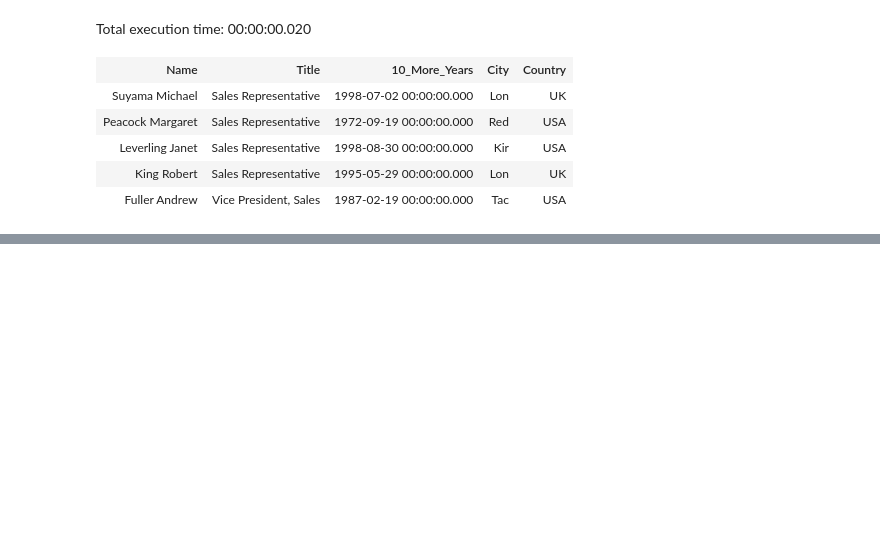
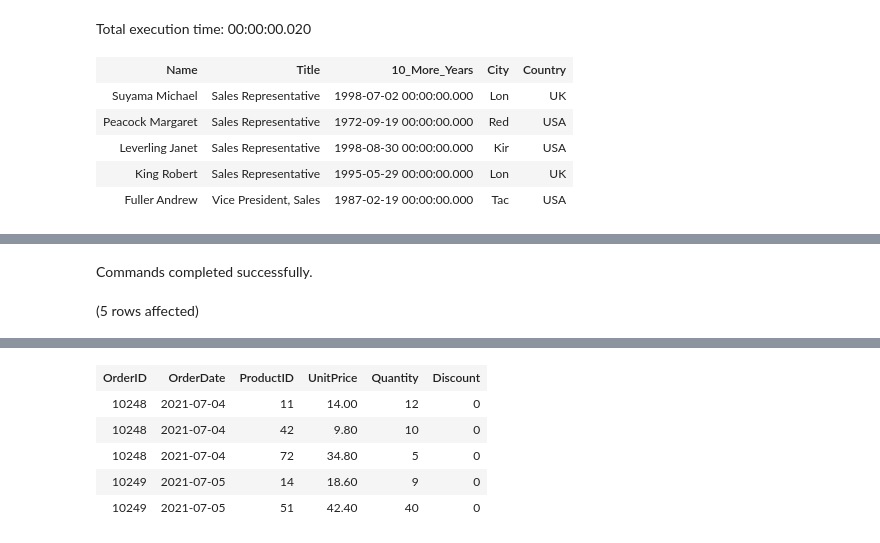
Before and after one commit to KCracks/KBIA_Portfolio, a Jupyter notebook: Kamani_SQL 25 Tips_Notebook.ipynb, the cells around one changed output, grey strips where cells are left out. Drawn from its saved outputs; the diff is of its cells as text; code cells hidden in the pictures; blank space fills up the shorter version.

```diff
--- a/Kamani_SQL 25 Tips_Notebook.ipynb
+++ b/Kamani_SQL 25 Tips_Notebook.ipynb
@@ -894,0 +895,18 @@ The following query uses the DATEADD function to add a specific amount of time t
+# %%
+-- Example:
+USE Northwind_2023;
+GO
+
+SELECT top 5 ord.OrderID
+	        ,CAST(ord.OrderDate as DATE) as 'OrderDate'
+	        ,od.ProductID
+	        ,od.UnitPrice
+	        ,od.Quantity
+	        ,od.Discount
+FROM dbo.Orders ord
+	 INNER JOIN dbo.OrderDetails od
+	 ON ord.OrderID = od.OrderID
+;
+# %% [output]
+Commands completed successfully.
+(5 rows affected)
@@ -894,0 +914,6 @@ The following query uses the DATEADD function to add a specific amount of time t
+| OrderID | OrderDate | ProductID | UnitPrice | Quantity | Discount |
+| 10248 | 2021-07-04 | 11 | 14.00 | 12 | 0 |
+| 10248 | 2021-07-04 | 42 | 9.80 | 10 | 0 |
+| 10248 | 2021-07-04 | 72 | 34.80 | 5 | 0 |
+| 10249 | 2021-07-05 | 14 | 18.60 | 9 | 0 |
+| 10249 | 2021-07-05 | 51 | 42.40 | 40 | 0 |
```
Also changed, not shown: parts of 31 cells of this notebook.
